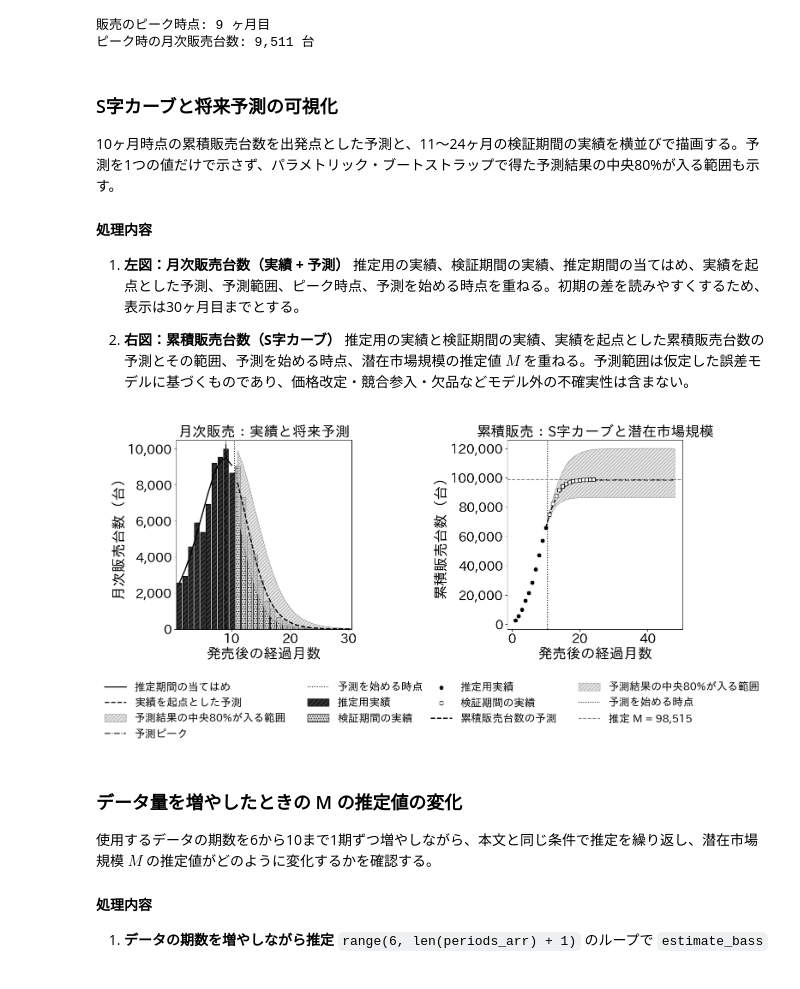
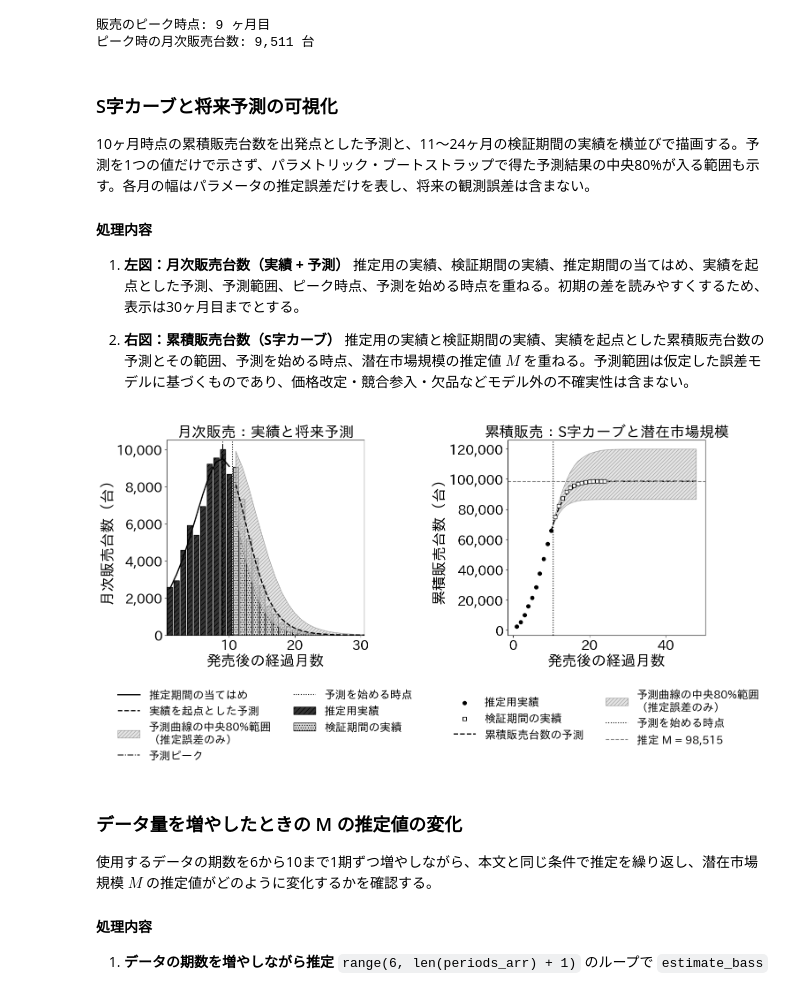
Before and after one commit to gihyo-book/marketing_science_book, a Jupyter notebook: 03/03_main.ipynb, the cells around one changed output. Saved outputs shown, nothing was run; the diff lists cells and outputs as text; code cells hidden in the pictures.

```diff
--- a/03/03_main.ipynb
+++ b/03/03_main.ipynb
@@ -574,7 +576,7 @@ print(f"ピーク時の月次販売台数: {n_peak:,.0f} 台")
 # %% [markdown]
 ### S字カーブと将来予測の可視化
 
-10ヶ月時点の累積販売台数を出発点とした予測と、11〜24ヶ月の検証期間の実績を横並びで描画する。予測を1つの値だけで示さず、パラメトリック・ブートストラップで得た予測結果の中央80%が入る範囲も示す。
+10ヶ月時点の累積販売台数を出発点とした予測と、11〜24ヶ月の検証期間の実績を横並びで描画する。予測を1つの値だけで示さず、パラメトリック・ブートストラップで得た予測結果の中央80%が入る範囲も示す。各月の幅はパラメータの推定誤差だけを表し、将来の観測誤差は含まない。
 
 #### 処理内容
 
@@ -672,7 +674,7 @@ axes[0].fill_between(
     alpha=0.65,
     hatch="////",
     edgecolor=MONO_MID,
-    label="予測結果の中央80%が入る範囲",
+    label="予測曲線の中央80%範囲\n（推定誤差のみ）",
 )
 axes[0].axvline(
     t_peak, color=MONO_BLACK, linestyle="-.", linewidth=1.5, label="予測ピーク"
@@ -730,7 +732,7 @@ axes[1].fill_between(
     alpha=0.65,
     hatch="////",
     edgecolor=MONO_MID,
-    label="予測結果の中央80%が入る範囲",
+    label="予測曲線の中央80%範囲\n（推定誤差のみ）",
 )
 axes[1].axvline(
     n_observed + 0.5,
@@ -740,34 +742,34 @@ axes[1].axvline(
     label="予測を始める時点",
 )
 axes[1].axhline(
     M_est,
     color=MONO_MID,
     linestyle="--",
     linewidth=1.5,
     label=f"推定 M = {M_est:,.0f}",
 )
 axes[1].set_xlabel("発売後の経過月数", fontsize=24)
 axes[1].set_ylabel("累積販売台数（台）", fontsize=24)
 axes[1].set_title("累積販売：S字カーブと潜在市場規模", fontsize=24)
 axes[1].yaxis.set_major_formatter(
     mticker.FuncFormatter(lambda x, _: f"{int(x):,}")
 )
 axes[1].legend(
     loc="upper center",
     bbox_to_anchor=(0.5, -0.23),
     ncol=2,
     fontsize=18,
     frameon=False,
 )
 
 for ax in axes:
     ax.tick_params(axis="both", labelsize=22)
 
 plt.tight_layout(pad=1.4, w_pad=5.5)
 plt.subplots_adjust(bottom=0.34)
 plt.show()
 # %% [output]
-[figure, old version]
+[figure, new version]
 # %% [markdown]
 ### データ量を増やしたときの M の推定値の変化
 
```
Also changed, not shown: parts of 2 cells of this notebook.
